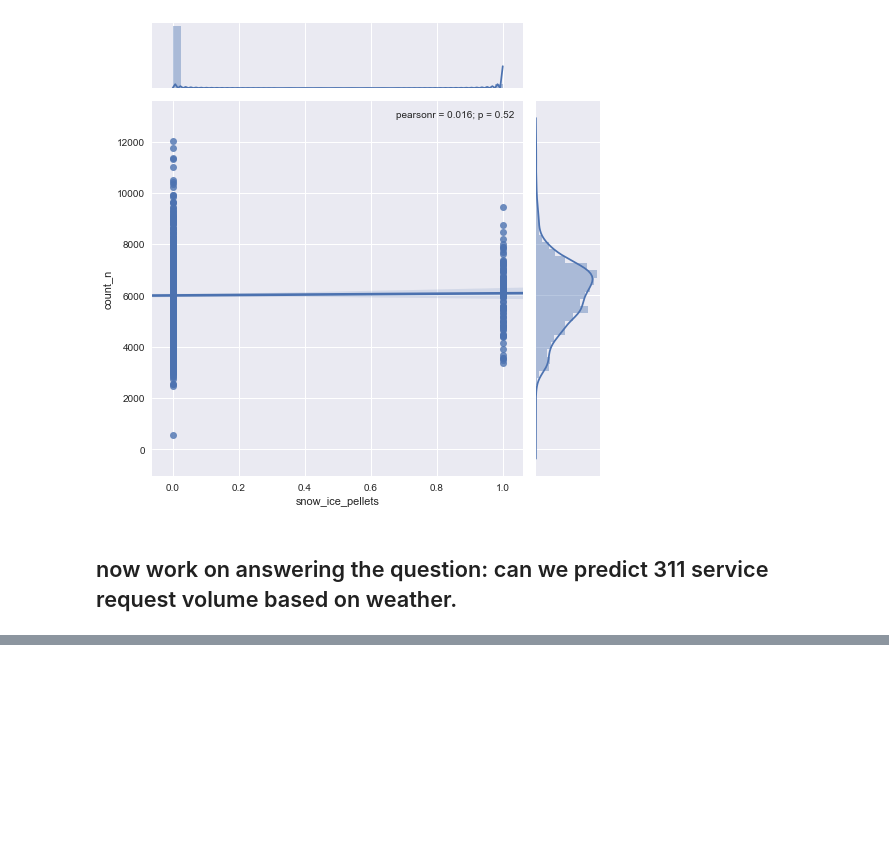
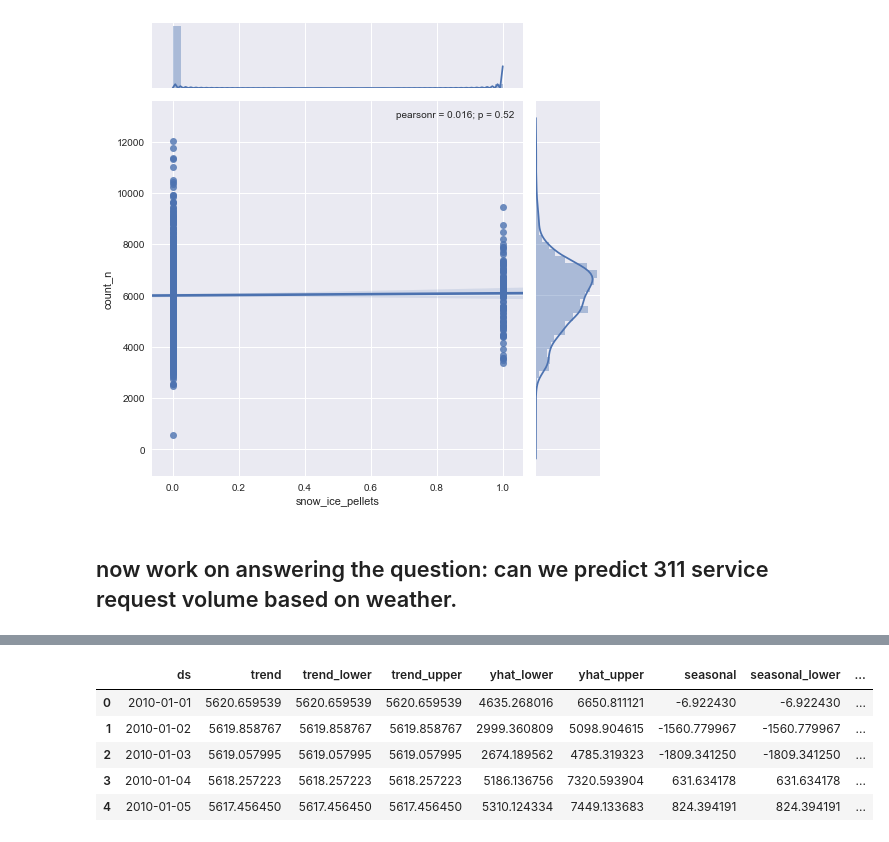
Before and after one commit to stephgline/open_data_challenge, a Jupyter notebook: weather_data_challenge.ipynb, the cells around one changed output, grey strips where cells are left out. Drawn from its saved outputs; the diff is of its cells as text; code cells hidden in the pictures; blank space fills up the shorter version.

```diff
--- a/weather_data_challenge.ipynb
+++ b/weather_data_challenge.ipynb
@@ -438,0 +474,9 @@ for i in columns:
+# %%
+forecast.head()
+# %% [output]
+|  | ds | trend | trend_lower | trend_upper | yhat_lower | yhat_upper | seasonal | seasonal_lower | ... |
+| 0 | 2010-01-01 | 5620.659539 | 5620.659539 | 5620.659539 | 4635.268016 | 6650.811121 | -6.922430 | -6.922430 | ... |
+| 1 | 2010-01-02 | 5619.858767 | 5619.858767 | 5619.858767 | 2999.360809 | 5098.904615 | -1560.779967 | -1560.779967 | ... |
+| 2 | 2010-01-03 | 5619.057995 | 5619.057995 | 5619.057995 | 2674.189562 | 4785.319323 | -1809.341250 | -1809.341250 | ... |
+| 3 | 2010-01-04 | 5618.257223 | 5618.257223 | 5618.257223 | 5186.136756 | 7320.593904 | 631.634178 | 631.634178 | ... |
+| 4 | 2010-01-05 | 5617.456450 | 5617.456450 | 5617.456450 | 5310.124334 | 7449.133683 | 824.394191 | 824.394191 | ... |
```
Also changed, not shown: parts of 10 cells of this notebook.
